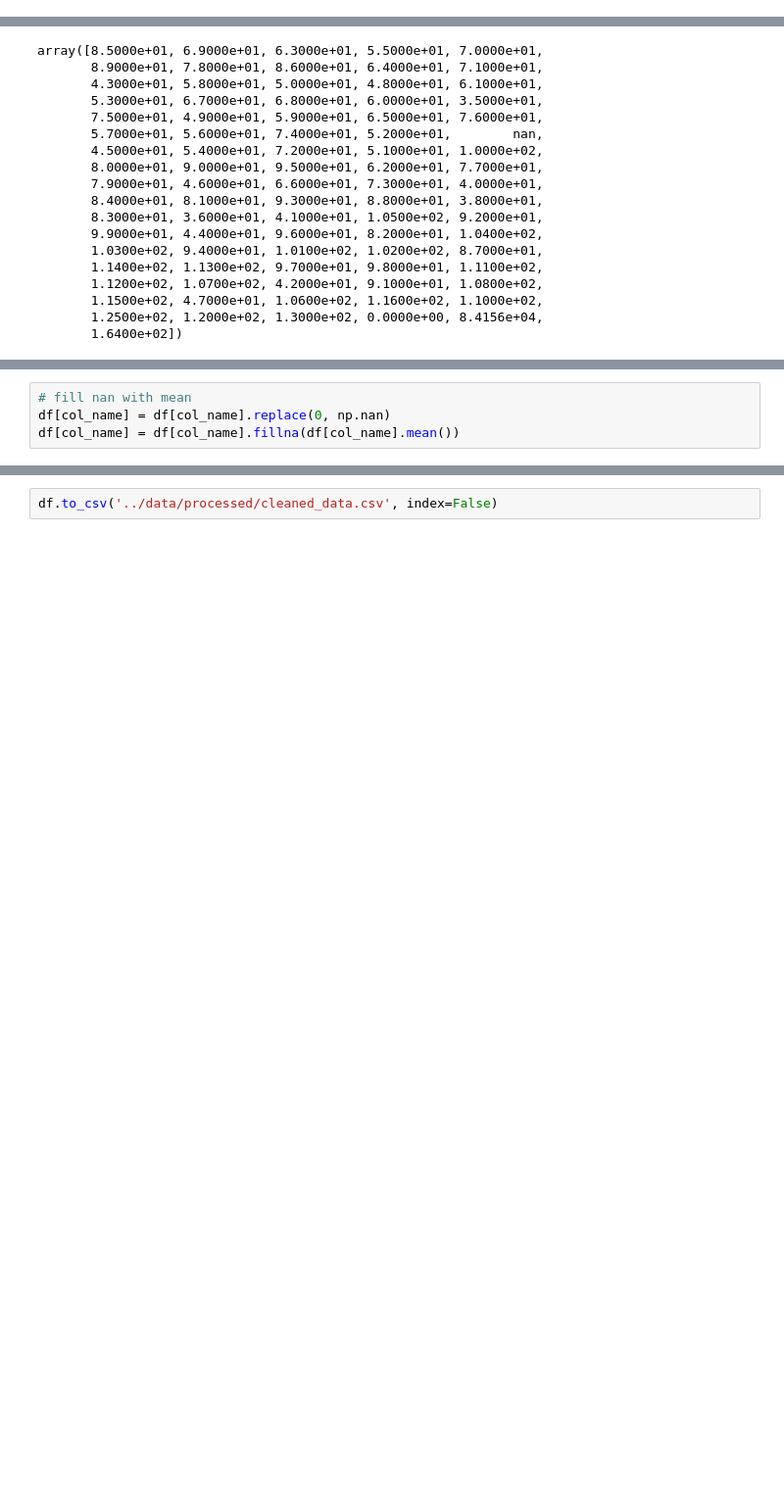
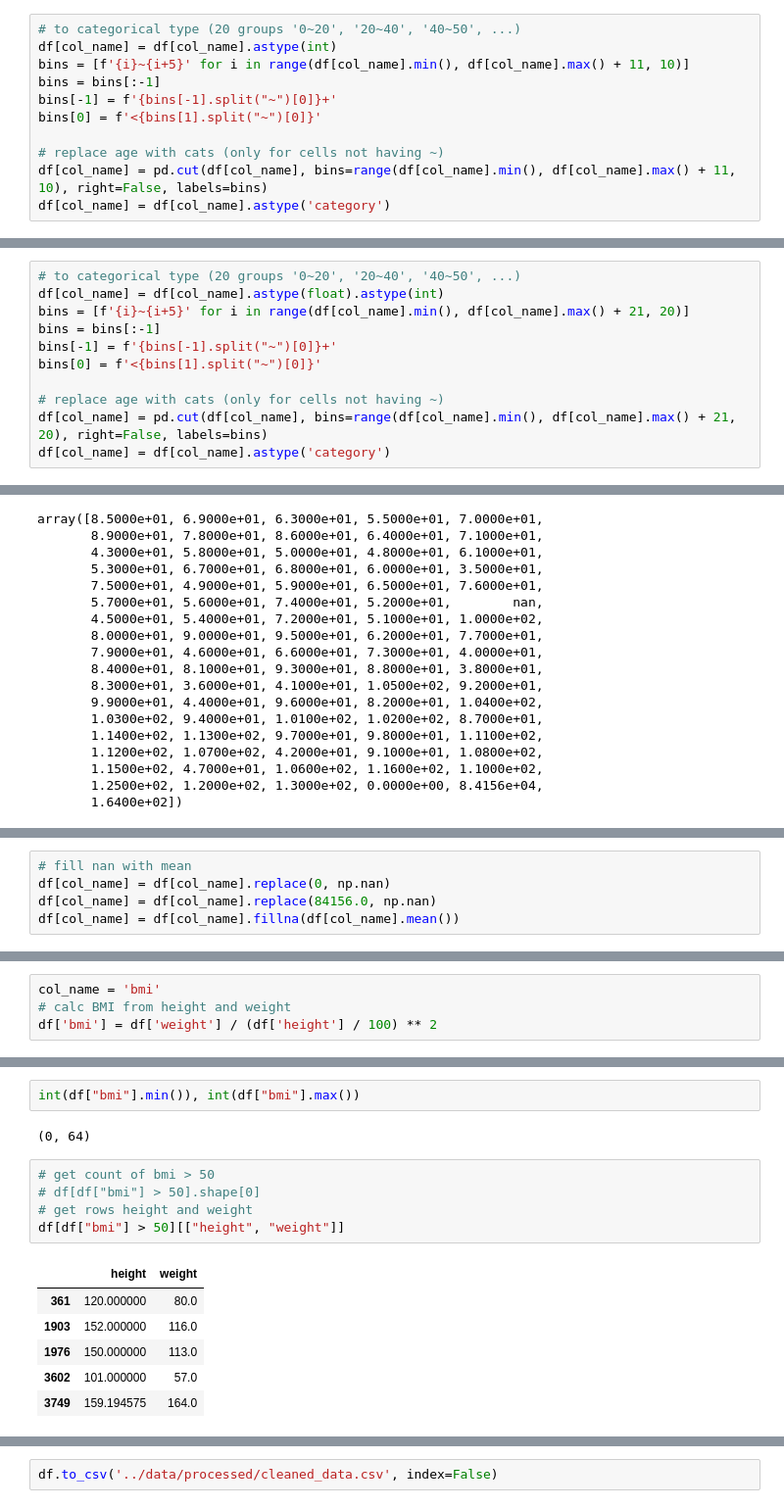
Before and after one commit to smb-h/breast-cancer-patterns-association-rule-mining, a Jupyter notebook: notebooks/preprocessing_2.ipynb, the cells around one changed output, grey strips where cells are left out. Shown at 98% size. Drawn from its saved outputs; the diff is of its cells as text; blank space fills up the shorter version.

```diff
--- a/notebooks/preprocessing_2.ipynb
+++ b/notebooks/preprocessing_2.ipynb
@@ -1193,3 +1208,14 @@ fig = px.bar(x=list(stats.keys()), y=list(stats.values()))
 fig.show()
 # %% [output]
 [interactive output not drawn]
+# %%
+# to categorical type (20 groups '0~20', '20~40', '40~50', ...)
+df[col_name] = df[col_name].astype(int)
+bins = [f'{i}~{i+5}' for i in range(df[col_name].min(), df[col_name].max() + 11, 10)]
+bins = bins[:-1]
+bins[-1] = f'{bins[-1].split("~")[0]}+'
+bins[0] = f'<{bins[1].split("~")[0]}'
+
+# replace age with cats (only for cells not having ~)
+df[col_name] = pd.cut(df[col_name], bins=range(df[col_name].min(), df[col_name].max() + 11, 10), right=False, labels=bins)
+df[col_name] = df[col_name].astype('category')
@@ -1394,3 +1429,14 @@ fig = px.bar(x=list(stats.keys()), y=list(stats.values()))
 fig.show()
 # %% [output]
 [interactive output not drawn]
+# %%
+# to categorical type (20 groups '0~20', '20~40', '40~50', ...)
+df[col_name] = df[col_name].astype(float).astype(int)
+bins = [f'{i}~{i+5}' for i in range(df[col_name].min(), df[col_name].max() + 21, 20)]
+bins = bins[:-1]
+bins[-1] = f'{bins[-1].split("~")[0]}+'
+bins[0] = f'<{bins[1].split("~")[0]}'
+
+# replace age with cats (only for cells not having ~)
+df[col_name] = pd.cut(df[col_name], bins=range(df[col_name].min(), df[col_name].max() + 21, 20), right=False, labels=bins)
+df[col_name] = df[col_name].astype('category')
@@ -1742,6 +1821,7 @@ fig.show()
 # %%
 # fill nan with mean
 df[col_name] = df[col_name].replace(0, np.nan)
+df[col_name] = df[col_name].replace(84156.0, np.nan)
 df[col_name] = df[col_name].fillna(df[col_name].mean())
 # %%
 # plot bar chart of Family column (x values, y counts)
@@ -1764,0 +1840,4 @@ df.head()
+# %%
+col_name = 'bmi'
+# calc BMI from height and weight
+df['bmi'] = df['weight'] / (df['height'] / 100) ** 2
@@ -1764,0 +1852,16 @@ df.head()
+# %%
+int(df["bmi"].min()), int(df["bmi"].max())
+# %% [output]
+(0, 64)
+# %%
+# get count of bmi > 50
+# df[df["bmi"] > 50].shape[0]
+# get rows height and weight
+df[df["bmi"] > 50][["height", "weight"]]
+# %% [output]
+|  | height | weight |
+| 361 | 120.000000 | 80.0 |
+| 1903 | 152.000000 | 116.0 |
+| 1976 | 150.000000 | 113.0 |
+| 3602 | 101.000000 | 57.0 |
+| 3749 | 159.194575 | 164.0 |
```
Also changed, not shown: parts of 42 cells of this notebook, 1 other file.
